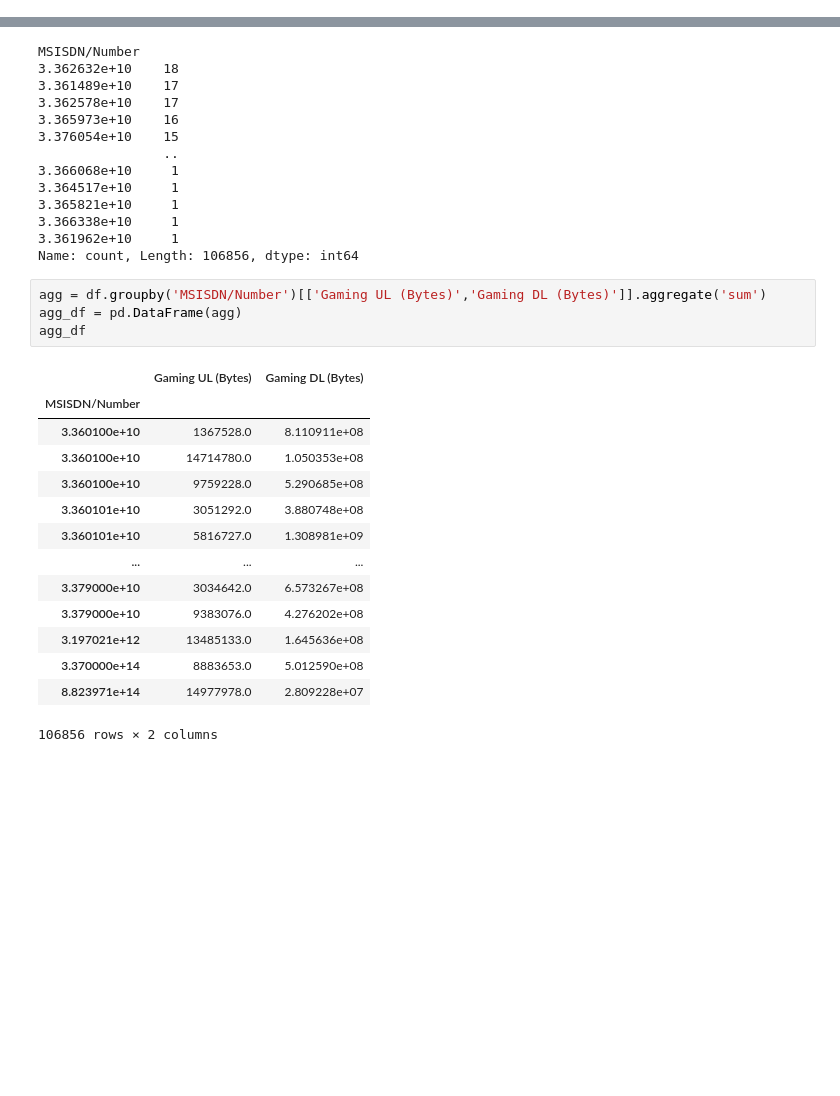
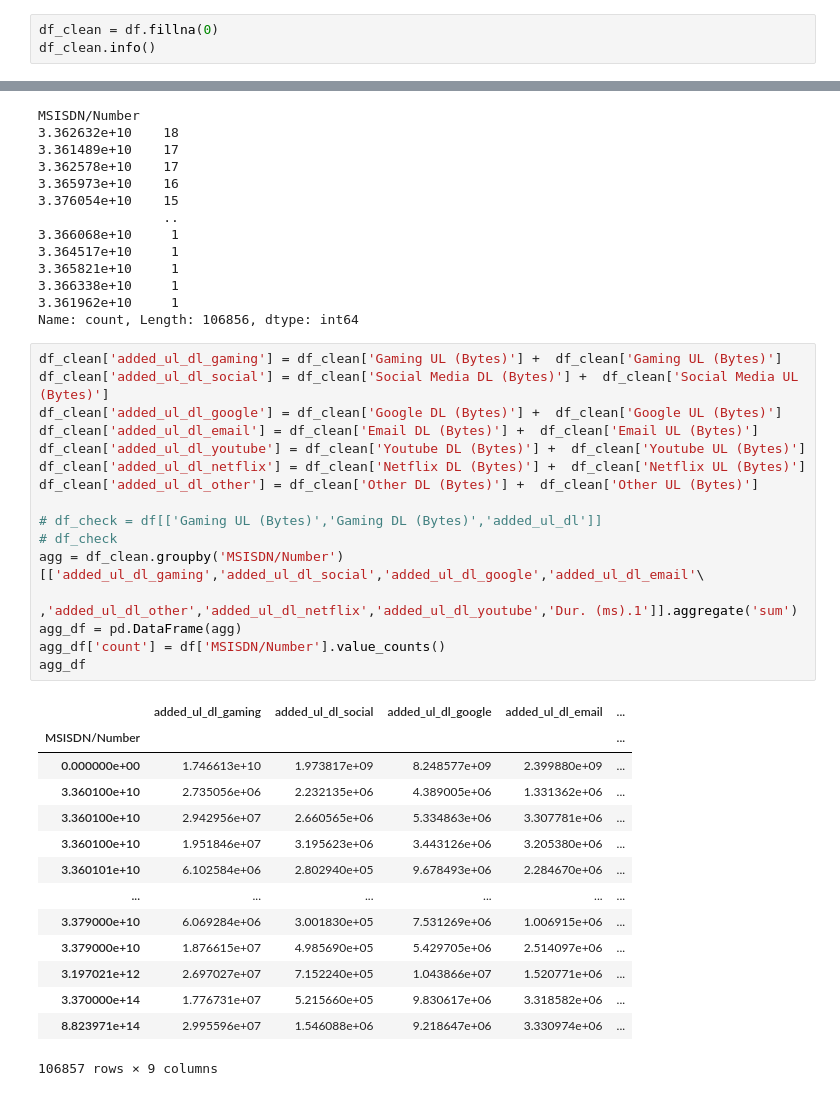
Before and after one commit to fanuelabebe/Week_1_proj, a Jupyter notebook: notebooks/analyze_telecom_data.ipynb, the cells around one changed output, grey strips where cells are left out. Drawn from its saved outputs; the diff is of its cells as text; blank space fills up the shorter version.

Commit message:
feat: added aggregated user behavior

```diff
--- a/notebooks/analyze_telecom_data.ipynb
+++ b/notebooks/analyze_telecom_data.ipynb
@@ -51,3 +51,6 @@ Other UL (Bytes)                                 0
 Total UL (Bytes)                                 1
 Total DL (Bytes)                                 1
 dtype: int64
+# %%
+df_clean = df.fillna(0)
+df_clean.info()
@@ -201,21 +206,33 @@ MSISDN/Number
 3.361962e+10     1
 Name: count, Length: 106856, dtype: int64
 # %%
-agg = df.groupby('MSISDN/Number')[['Gaming UL (Bytes)','Gaming DL (Bytes)']].aggregate('sum')
+df_clean['added_ul_dl_gaming'] = df_clean['Gaming UL (Bytes)'] +  df_clean['Gaming UL (Bytes)']
+df_clean['added_ul_dl_social'] = df_clean['Social Media DL (Bytes)'] +  df_clean['Social Media UL (Bytes)']
+df_clean['added_ul_dl_google'] = df_clean['Google DL (Bytes)'] +  df_clean['Google UL (Bytes)']
+df_clean['added_ul_dl_email'] = df_clean['Email DL (Bytes)'] +  df_clean['Email UL (Bytes)']
+df_clean['added_ul_dl_youtube'] = df_clean['Youtube DL (Bytes)'] +  df_clean['Youtube UL (Bytes)']
+df_clean['added_ul_dl_netflix'] = df_clean['Netflix DL (Bytes)'] +  df_clean['Netflix UL (Bytes)']
+df_clean['added_ul_dl_other'] = df_clean['Other DL (Bytes)'] +  df_clean['Other UL (Bytes)']
+
+# df_check = df[['Gaming UL (Bytes)','Gaming DL (Bytes)','added_ul_dl']]
+# df_check
+agg = df_clean.groupby('MSISDN/Number')[['added_ul_dl_gaming','added_ul_dl_social','added_ul_dl_google','added_ul_dl_email'\
+                                  ,'added_ul_dl_other','added_ul_dl_netflix','added_ul_dl_youtube','Dur. (ms).1']].aggregate('sum')
 agg_df = pd.DataFrame(agg)
+agg_df['count'] = df['MSISDN/Number'].value_counts()
 agg_df
 # %% [output]
-|  | Gaming UL (Bytes) | Gaming DL (Bytes) |
-| MSISDN/Number |  |  |
-| 3.360100e+10 | 1367528.0 | 8.110911e+08 |
-| 3.360100e+10 | 14714780.0 | 1.050353e+08 |
-| 3.360100e+10 | 9759228.0 | 5.290685e+08 |
-| 3.360101e+10 | 3051292.0 | 3.880748e+08 |
-| 3.360101e+10 | 5816727.0 | 1.308981e+09 |
-| ... | ... | ... |
-| 3.379000e+10 | 3034642.0 | 6.573267e+08 |
-| 3.379000e+10 | 9383076.0 | 4.276202e+08 |
-| 3.197021e+12 | 13485133.0 | 1.645636e+08 |
-| 3.370000e+14 | 8883653.0 | 5.012590e+08 |
-| 8.823971e+14 | 14977978.0 | 2.809228e+07 |
+|  | added_ul_dl_gaming | added_ul_dl_social | added_ul_dl_google | added_ul_dl_email | ... |
+| MSISDN/Number |  |  |  |  | ... |
+| 0.000000e+00 | 1.746613e+10 | 1.973817e+09 | 8.248577e+09 | 2.399880e+09 | ... |
+| 3.360100e+10 | 2.735056e+06 | 2.232135e+06 | 4.389005e+06 | 1.331362e+06 | ... |
+| 3.360100e+10 | 2.942956e+07 | 2.660565e+06 | 5.334863e+06 | 3.307781e+06 | ... |
+| 3.360100e+10 | 1.951846e+07 | 3.195623e+06 | 3.443126e+06 | 3.205380e+06 | ... |
+| 3.360101e+10 | 6.102584e+06 | 2.802940e+05 | 9.678493e+06 | 2.284670e+06 | ... |
+| ... | ... | ... | ... | ... | ... |
+| 3.379000e+10 | 6.069284e+06 | 3.001830e+05 | 7.531269e+06 | 1.006915e+06 | ... |
+| 3.379000e+10 | 1.876615e+07 | 4.985690e+05 | 5.429705e+06 | 2.514097e+06 | ... |
+| 3.197021e+12 | 2.697027e+07 | 7.152240e+05 | 1.043866e+07 | 1.520771e+06 | ... |
+| 3.370000e+14 | 1.776731e+07 | 5.215660e+05 | 9.830617e+06 | 3.318582e+06 | ... |
+| 8.823971e+14 | 2.995596e+07 | 1.546088e+06 | 9.218647e+06 | 3.330974e+06 | ... |
-106856 rows × 2 columns
+106857 rows × 9 columns
```
Also changed, not shown: parts of 4 cells of this notebook.
